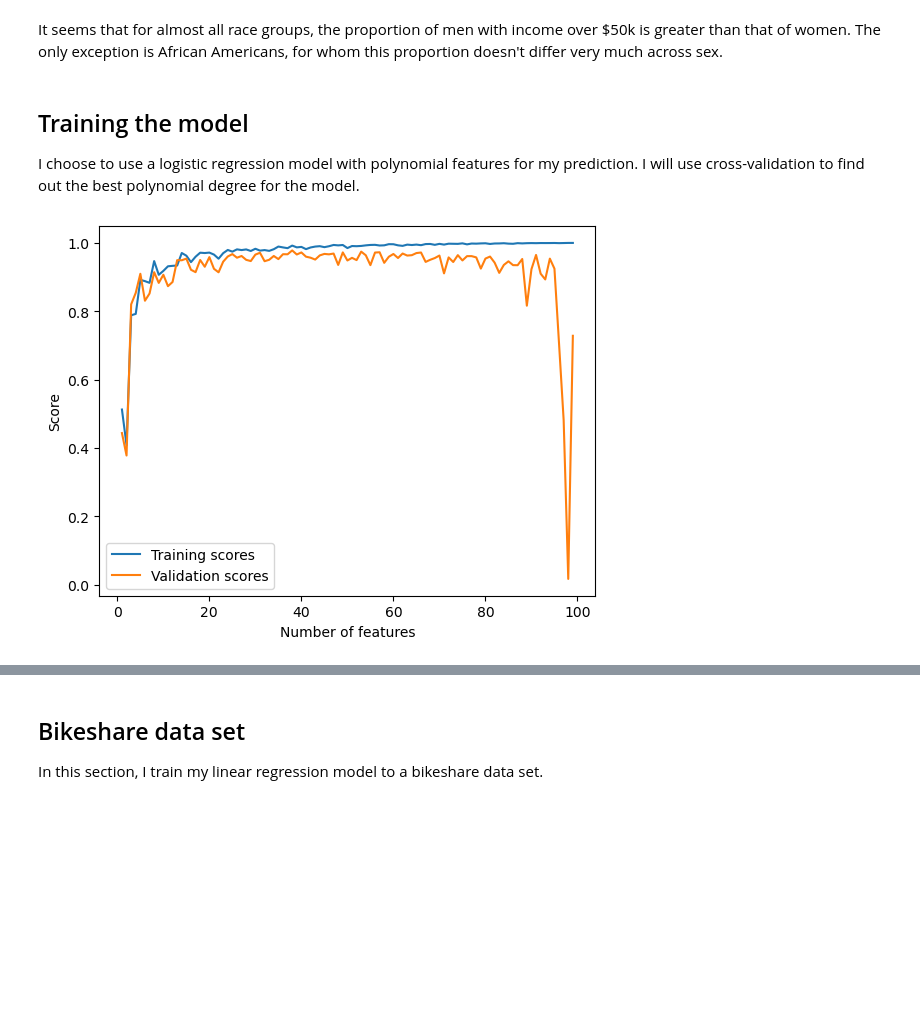
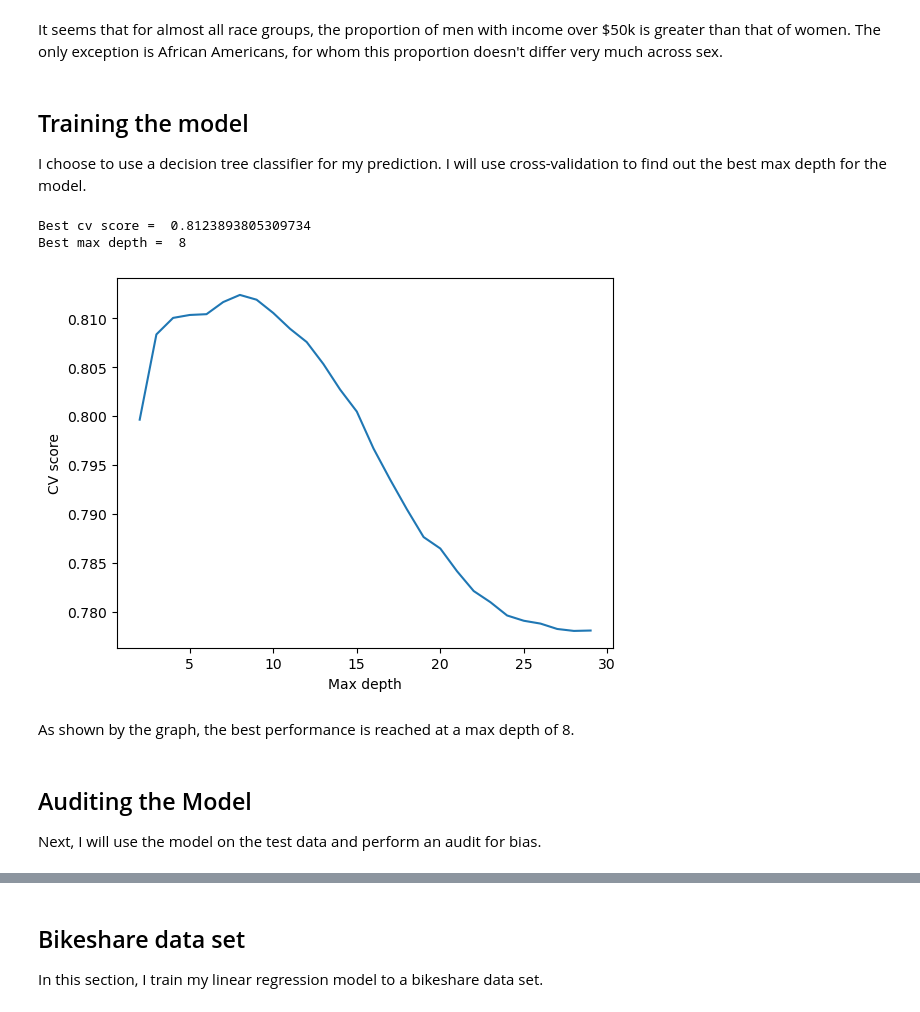
Before and after one commit to wendianaxu/cs-0451-blog, a Jupyter notebook: posts/auditing-allocative-bias/auditing-allocative-bias-blogpost.ipynb, the cells around one changed output, grey strips where cells are left out. Drawn from its saved outputs; the diff is of its cells as text; code cells hidden in the pictures; blank space fills up the shorter version.

```diff
--- a/posts/auditing-allocative-bias/auditing-allocative-bias-blogpost.ipynb
+++ b/posts/auditing-allocative-bias/auditing-allocative-bias-blogpost.ipynb
@@ -100,4 +100,4 @@ ax = sns.barplot(data = proportions, x = "RAC1P", y = "label", hue = "group")
 It seems that for almost all race groups, the proportion of men with income over $50k is greater than that of women. The only exception is African Americans, for whom this proportion doesn't differ very much across sex.
 # %% [markdown]
 ## Training the model
-I choose to use a logistic regression model with polynomial features for my prediction. I will use cross-validation to find out the best polynomial degree for the model.
+I choose to use a decision tree classifier for my prediction. I will use cross-validation to find out the best max depth for the model.
@@ -115,5 +103,0 @@ def poly_LR(degree, **kwargs):
-# %%
-from sklearn.svm import SVC
-
-SVC_ = SVC(gamma = 0.1)
-SVC_.fit(X_train, y_train)
@@ -151,29 +104,45 @@ cv_max, best_gamma
+# %%
+from sklearn.tree import DecisionTreeClassifier
+from sklearn.model_selection import cross_val_score
+
+cv_max = 0
+best_depth = 0
+cvs = []
+
+for d in range(2, 30):
+    # fit model
+    DTC = DecisionTreeClassifier(max_depth = d)
+    DTC.fit(X_train, y_train)
+
+    # cross-validation
+    cv_scores = cross_val_score(DTC, X_train, y_train, cv = 5)
+    cv_mean = cv_scores.mean()
+    cvs.append(cv_mean)
+
+    # update best cv score and best degree
+    if cv_mean > cv_max:
+        cv_max = cv_mean
+        best_depth = d
+
+print("Best cv score = ", cv_max)
+print("Best max depth = ", best_depth)
+
+# draw a line chart for cv scores at varying degrees
+import matplotlib.pyplot as plt
+fig = plt.plot(range(2, 30), cvs)
+xlab = plt.xlabel("Max depth")
+ylab = plt.ylabel("CV score")
+# %% [output]
+Best cv score =  0.8123893805309734
+Best max depth =  8
+[figure, added]
+# %% [markdown]
+As shown by the graph, the best performance is reached at a max depth of 8.
+# %% [markdown]
+## Auditing the Model
+Next, I will use the model on the test data and perform an audit for bias.
 # %%
-# generate data
-n_train = 100
-n_val = 100
-noise = 0.2
-train_scores = []
-val_scores = []
-
-# increase p_features from 1 to n_train-1 and calculate training and validation scores for each
-for p_features in np.arange(1, n_train):
-    # create data
-    X_train, y_train, X_val, y_val = LR_data(n_train, n_val, p_features, noise)
-    LR = LinearRegression()
-    LR.fit(X_train, y_train)
-    train_scores.append(LR.score(X_train, y_train))
-    val_scores.append(LR.score(X_val, y_val))
-
-
-# plot
-plt.plot(np.arange(1, n_train), train_scores, label = "Training scores")
-
-# plot
-plt.plot(np.arange(1, n_train), val_scores, label = "Validation scores")
-
-xlab = plt.xlabel("Number of features")
-ylab = plt.ylabel("Score")
-legend = plt.legend()
+# train model and predict using test data
+DTC = DecisionTreeClassifier(max_depth = best_depth)
+DTC.fit(X_train, y_train)
+y_pred = DTC.predict(X_test)
-# %% [output]
-[figure, removed]
```
Also changed, not shown: parts of 19 cells of this notebook, 14 other files.
